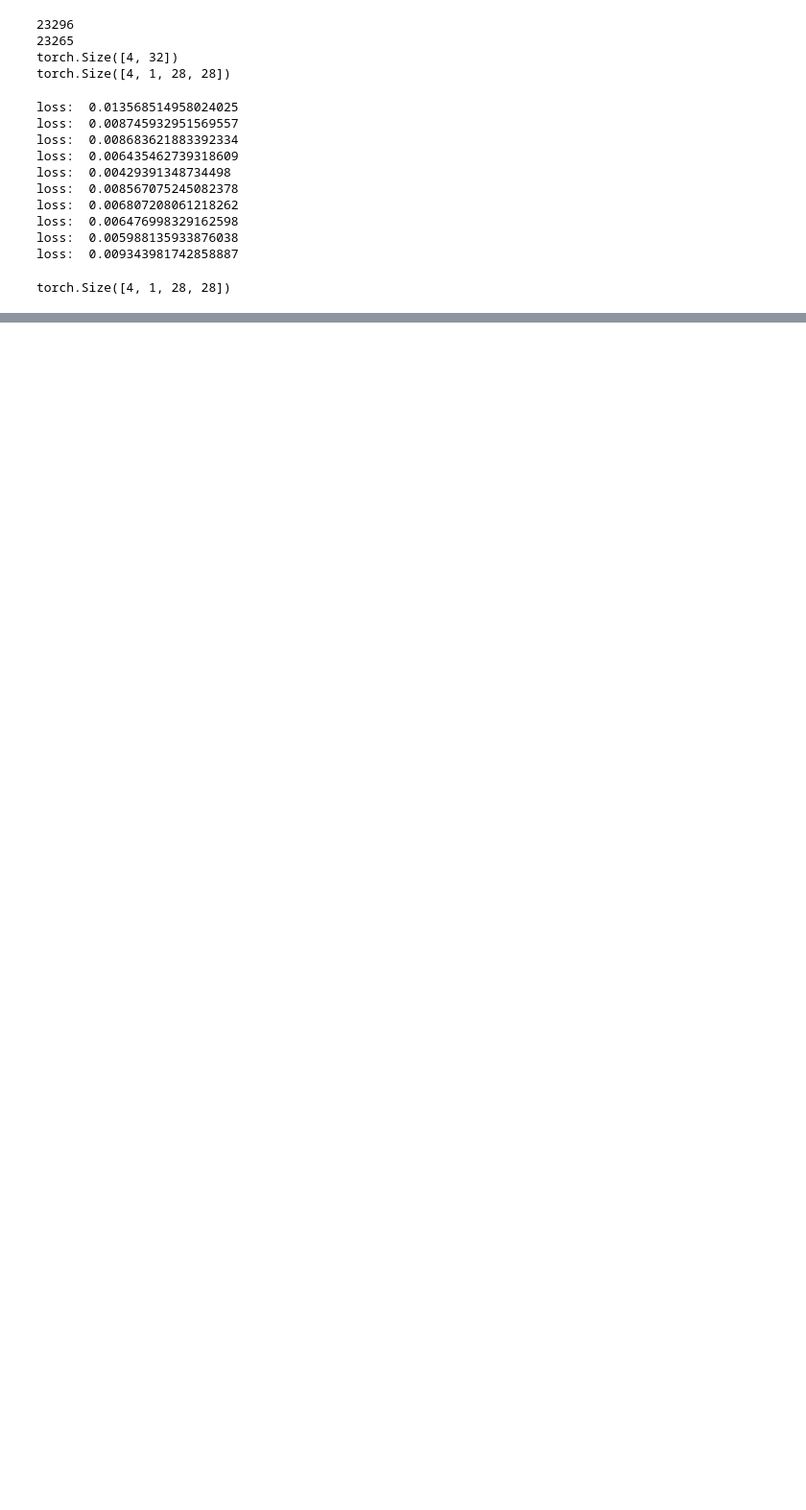
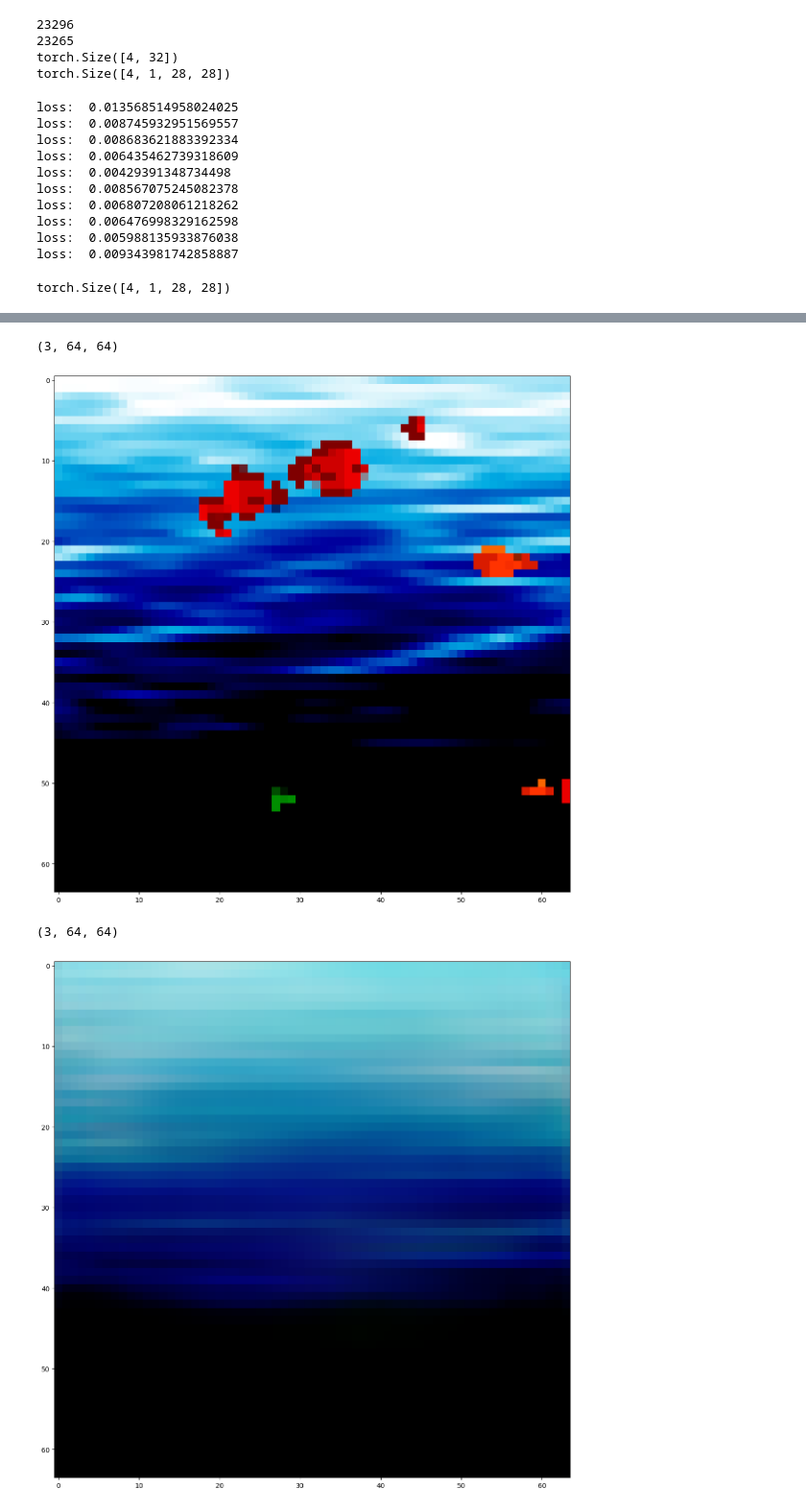
Before and after one commit to eisbetterthanpi/pytorch, a Jupyter notebook: conv_autoencoder.ipynb, the cells around one changed output, grey strips where cells are left out. Shown at 96% size. Drawn from its saved outputs; the diff is of its cells as text; code cells hidden in the pictures; blank space fills up the shorter version.

```diff
--- a/conv_autoencoder.ipynb
+++ b/conv_autoencoder.ipynb
@@ -199,0 +415,55 @@ torch.save(model.state_dict(), folder+name)
+# %%
+# @title train autoencoder
+# print(train_data.data)
+# sar=train_data.data
+# state, action, reward = zip(*sar)
+
+# loader = DataLoader(state, shuffle = True, pin_memory = True, batch_size = batch_size, num_workers = 2, drop_last=True) # num_workers = 4
+# optim = torch.optim.AdamW(agent.parameters(), 1e-4, (0.9, 0.95)) # lr = 1e-4 #3e-4
+# optim = torch.optim.AdamW(model.parameters(), 1e-3, (0.9, 0.95)) # 256 lr = 1e-3
+# optim = torch.optim.AdamW(model.parameters(), 1e-4, (0.9, 0.95)) # lr = 1e-3
+
+def train(dataloader, model, optimizer, scheduler=None, verbose=True):
+    size = len(dataloader)
+    model.train()
+    for batch, state in enumerate(dataloader):
+        state = state.to(device)
+        # sx_ = agent.jepa.enc(state)
+        # state_ = agent.conv(sx_)
+        state_ = model(state)
+        loss = F.mse_loss(state_, state)
+        loss.backward()
+        optimizer.step()
+        optimizer.zero_grad()
+        if scheduler is not None: scheduler.step()
+
+        try: wandb.log({"loss": loss.item()})
+        except: pass
+        if batch % (size//10) == 0:
+            loss, current = loss.item(), batch
+            if verbose: print(f"loss: {loss:>7f}  [{current:>5d}/{size:>5d}]")
+
+epochs=10
+num_batches=len(train_loader)
+total_steps=int(num_batches*epochs)
+max_lr=1e-4
+min_lr=1e-7
+# min_lr* gamma^total_steps = max_lr
+gamma = np.exp(np.log(max_lr/min_lr)/total_steps)
+scheduler = torch.optim.lr_scheduler.ExponentialLR(optim, gamma=gamma) # 0.75(20)-0.9(100)
+
+for i in range(epochs):
+    print(i)
+    # train(train_loader,model,optim)
+    train(train_loader,model,optim,scheduler)
+    state = buffer[7][80][0]
+    transform = transforms.Compose([transforms.ToTensor(), transforms.Normalize((0.5, 0.5, 0.5), (0.5, 0.5, 0.5))])
+    state = transform(state).unsqueeze(0).to(device)[0]
+    # print(state.shape)
+    sx_ = model.encode(state.unsqueeze(0))
+    # print(sx_.shape)
+    out= model.decode(sx_.unsqueeze(0)).squeeze(0)
+    # print(out.shape)
+    imshow(state.detach().cpu())
+    imshow(out.detach().cpu())
+# %% [output]
@@ -199,0 +483,4 @@ torch.save(model.state_dict(), folder+name)
+(3, 64, 64)
+[figure, added]
+(3, 64, 64)
+[figure, added]
```
Also changed, not shown: parts of 7 cells of this notebook.
